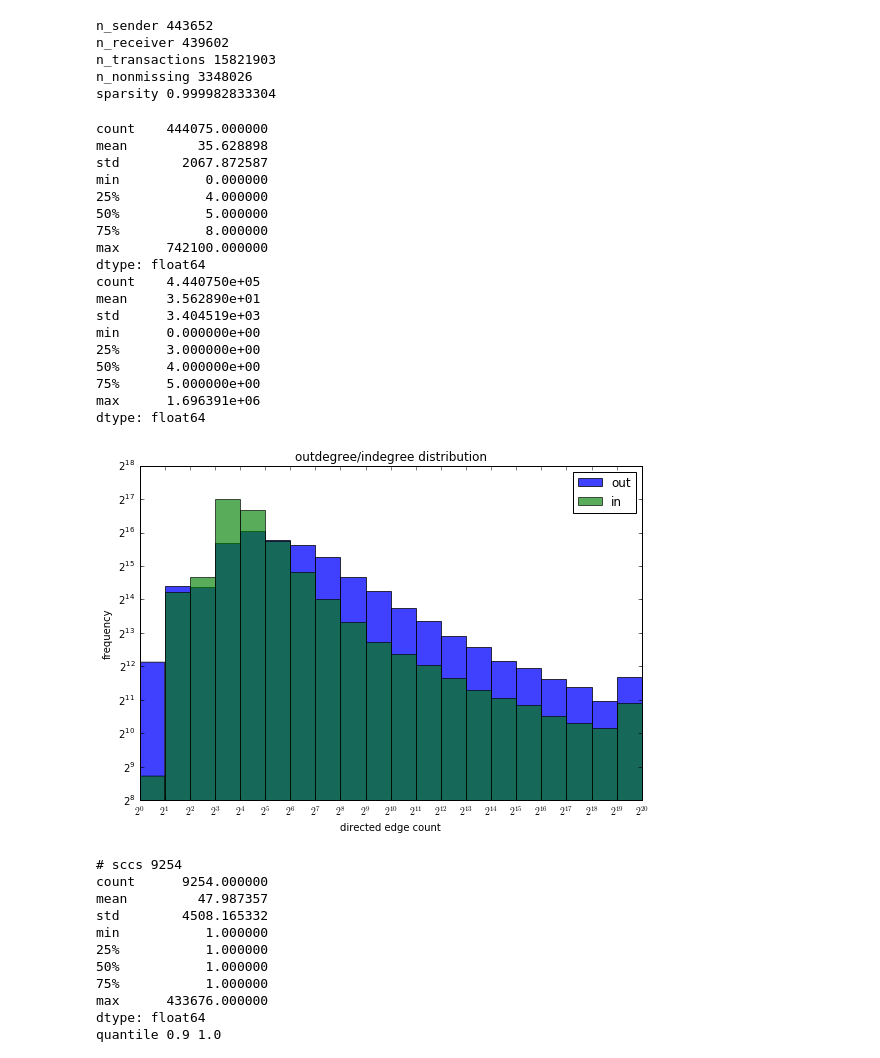
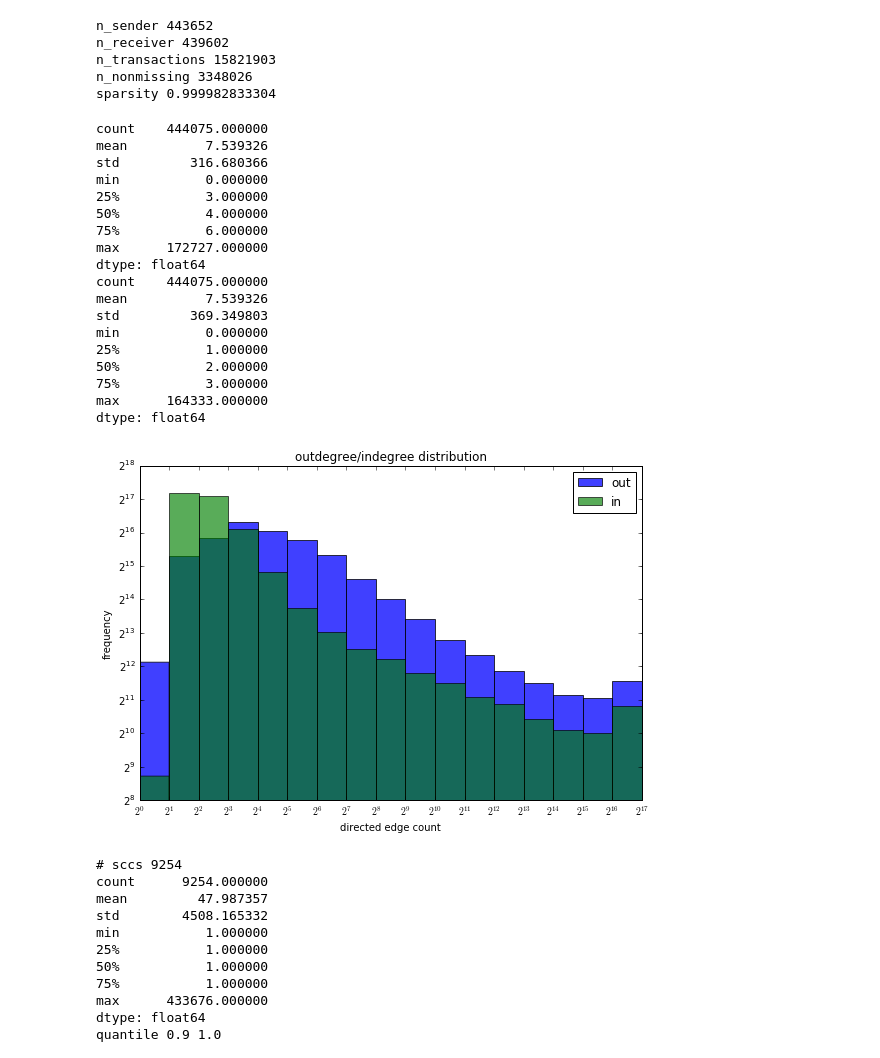
Before and after one commit to PrincetonUniversity/blockchain-detect, a Jupyter notebook: vyf_wmcleve_hw3.ipynb, the cells around one changed output. Drawn from its saved outputs; the diff is of its cells as text; code cells hidden in the pictures.

```diff
--- a/vyf_wmcleve_hw3.ipynb
+++ b/vyf_wmcleve_hw3.ipynb
@@ -138,50 +138,53 @@ n_transactions 15821903
 n_nonmissing 3348026
 sparsity 0.999982833304
 # %%
+bincsr = train_csr.sign()
+bincsc = train_csc.sign()
+
 # Direction of edges is sender -> receiver
-send_distribution = pd.Series(np.squeeze(np.asarray(train_csr.sum(0))))
-recv_distribution = pd.Series(np.squeeze(np.asarray(train_csc.sum(1))))
+send_distribution = pd.Series(np.squeeze(np.asarray(bincsr.sum(0))))
+recv_distribution = pd.Series(np.squeeze(np.asarray(bincsc.sum(1))))
 title = 'outdegree/indegree distribution'
 xlb = 'directed edge count'
 ylb = 'frequency'
 
 print(send_distribution.describe())
 print(recv_distribution.describe())
 
 # http://stackoverflow.com/questions/7694298/how-to-make-a-log-log-histogram-in-python
 bins = range(max(maxlgbin(x) for x in (send_distribution, recv_distribution)))
 plt.figure(figsize=(9,6))
 plt.axes().set_aspect(9/6)
 plt.xticks(bins, [r'$2^{{{}}}$'.format(i) for i in bins])
 plt.hist(send_distribution, bins=bins, label='out', alpha=0.75)
 plt.hist(recv_distribution, bins=bins, label='in', alpha=0.65)
 plt.legend()
 #plt.legend()#bbox_to_anchor=(1.05, 1), loc=2, borderaxespad=0.)
 plt.gca().set_yscale('log', basey=2)
 plt.title(title)
 plt.xlabel(xlb)
 plt.ylabel(ylb)
 plt.show()
 # %% [output]
 count    444075.000000
-mean         35.628898
-std        2067.872587
+mean          7.539326
+std         316.680366
 min           0.000000
-25%           4.000000
-50%           5.000000
-75%           8.000000
-max      742100.000000
+25%           3.000000
+50%           4.000000
+75%           6.000000
+max      172727.000000
 dtype: float64
-count    4.440750e+05
-mean     3.562890e+01
-std      3.404519e+03
-min      0.000000e+00
-25%      3.000000e+00
-50%      4.000000e+00
-75%      5.000000e+00
-max      1.696391e+06
+count    444075.000000
+mean          7.539326
+std         369.349803
+min           0.000000
+25%           1.000000
+50%           2.000000
+75%           3.000000
+max      164333.000000
 dtype: float64
-[figure, old version]
+[figure, new version]
 # %%
 # Get the SCCs (memoized)
 import pickle
```
Also changed, not shown: parts of 14 cells of this notebook.
